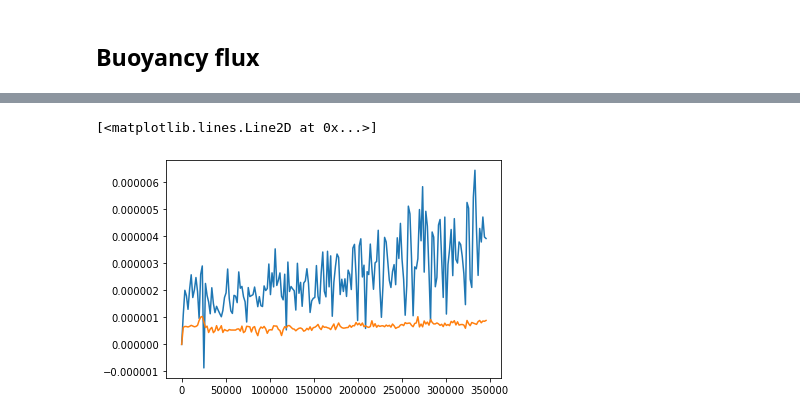
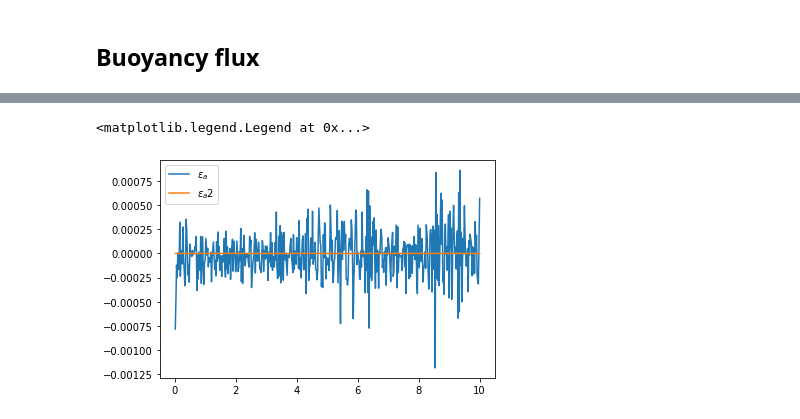
Before and after one commit to cpierard/Nyles, a Jupyter notebook: notebooks/Energy_Budget.ipynb, the cells around one changed output, grey strips where cells are left out. Cells and saved outputs as stored; diff of their text form; code cells hidden in the pictures.

```diff
--- a/notebooks/Energy_Budget.ipynb
+++ b/notebooks/Energy_Budget.ipynb
@@ -6,8 +6,9 @@ import numpy.ma as ma
 import tracemalloc
 from iosubdomains import Variable
 # %%
-exp_nonrot = diag.plume('../../data/Nyles/plume_4days_nonrot/', 'plume_4days_nonrot')
-exp_rot = diag.plume('../../data/Nyles/plume_2days_pressure_4/', 'plume_2days_pressure_4')
-time = exp.time/3600/24
-r_lim = 0.3
-z_lim = 0.6
+norot = diag.plume('../../data/Nyles/plume_nonrot/', 'plume_nonrot')
+rot = diag.plume('../../data/Nyles/plume_rot/', 'plume_rot')
+#exp = diag.plume('../../data/Nyles/plume_2days_pressure_4/', 'plume_2days_pressure_4')
+time = norot.time/3600/24
+r_lim = 0.35
+z_lim = 0.55
@@ -25,5 +72,0 @@ We selected this parameters to be $r_{lim} = 0.3$ and $z_{lim} = 0.55$.
-# %%
-Ek = exp.Volume_integral('KE', r_lim, z_lim)
-#Ep = exp.Volume_integral('Ep', r_lim, z_lim)
-Ea = exp.Volume_integral('APE', r_lim, z_lim)
-Eb = exp.Volume_integral('Eb', r_lim, z_lim)
@@ -170,3 +180,9 @@ plt.plot(ϕ_b2)
 ## Buoyancy flux
 # %%
 ϕ_z = exp.Volume_integral('phi_z', r_lim, z_lim)
+# %%
+ϵ_k = ϕ_z[1:] - ϕ_p[1:] - np.diff(Ek)
+ϵ_k2 = ϕ_z[1:] - ϕ_p[1:]
+
+ϵ_a = ϕ_b2[1:]  - ϕ_z[1:]  - np.diff(Ea)
+ϵ_a2 = ϕ_b2[1:]  - ϕ_z[1:]
@@ -173,6 +197,7 @@ plt.plot(ϕ_b2)
 # %%
-plt.plot(exp.time, ϕ_z)
-plt.plot(exp.time, ϕ_b2)
+plt.plot(time[1:], ϵ_a, label='$\epsilon_a$')
+plt.plot(time[1:], ϵ_a2, label='$\epsilon_a2$')
+plt.legend()
 # %% [output]
-[<matplotlib.lines.Line2D at 0x...>]
+<matplotlib.legend.Legend at 0x...>
-[figure, old version]
+[figure, new version]
```
Also changed, not shown: parts of 53 cells of this notebook, 6 other files.
